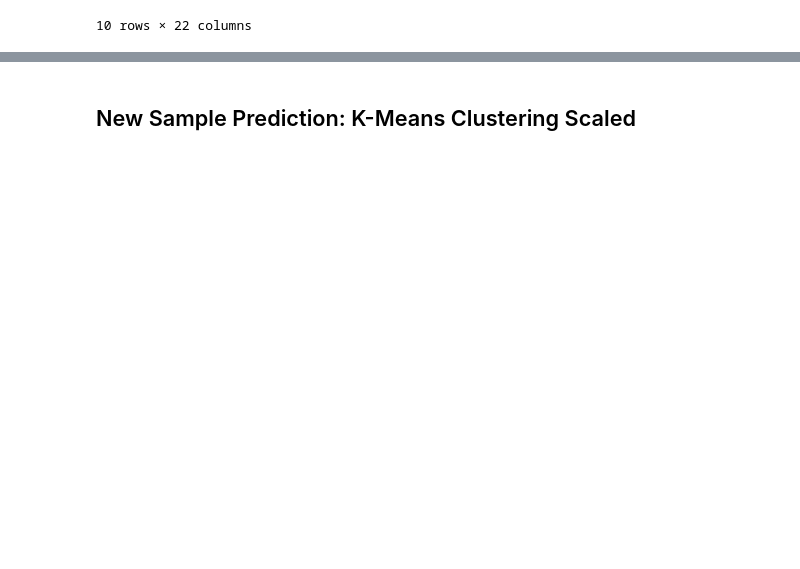
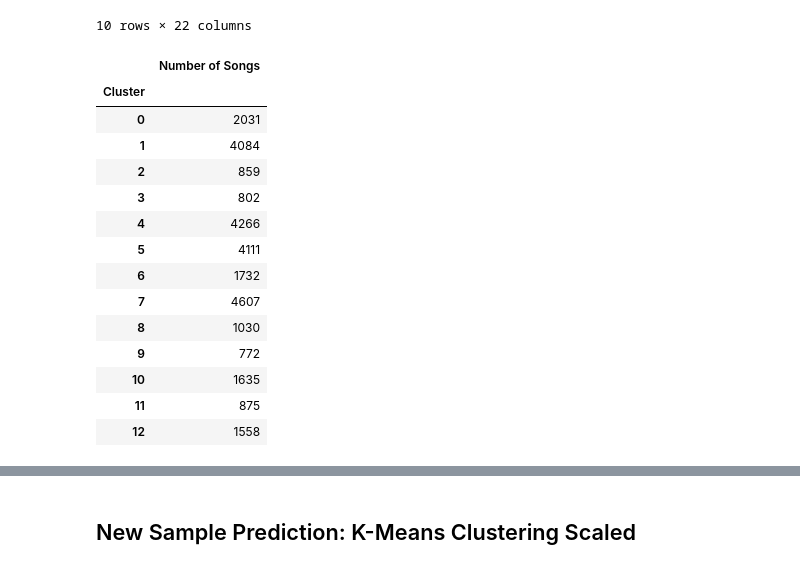
Before and after one commit to ohTMI/Music-Recommendation-Lab, a Jupyter notebook: Code/model.ipynb, the cells around one changed output, grey strips where cells are left out. Cells and saved outputs as stored; diff of their text form; code cells hidden in the pictures; blank space fills up the shorter version.

```diff
--- a/Code/model.ipynb
+++ b/Code/model.ipynb
@@ -287,3 +294,21 @@ label[clean_data['Cluster'] == 0].sample(10)
 | 24126 | rock | southside johnny and the asbury j... | havin' a party | 1976 | 83 | 0.098535 | 0.000721 | 0.000721 | 0.121270 | ... |
 | 4102 | pop | frank black | i heard ramona sing | 1993 | 51 | 0.001504 | 0.001504 | 0.001504 | 0.200386 | ... |
 10 rows × 22 columns
+# %%
+clean_data['Cluster'].value_counts().sort_index().to_frame(name='Number of Songs')
+# %% [output]
+|  | Number of Songs |
+| Cluster |  |
+| 0 | 2031 |
+| 1 | 4084 |
+| 2 | 859 |
+| 3 | 802 |
+| 4 | 4266 |
+| 5 | 4111 |
+| 6 | 1732 |
+| 7 | 4607 |
+| 8 | 1030 |
+| 9 | 772 |
+| 10 | 1635 |
+| 11 | 875 |
+| 12 | 1558 |
```
Also changed, not shown: parts of 14 cells of this notebook, 1 other file.
